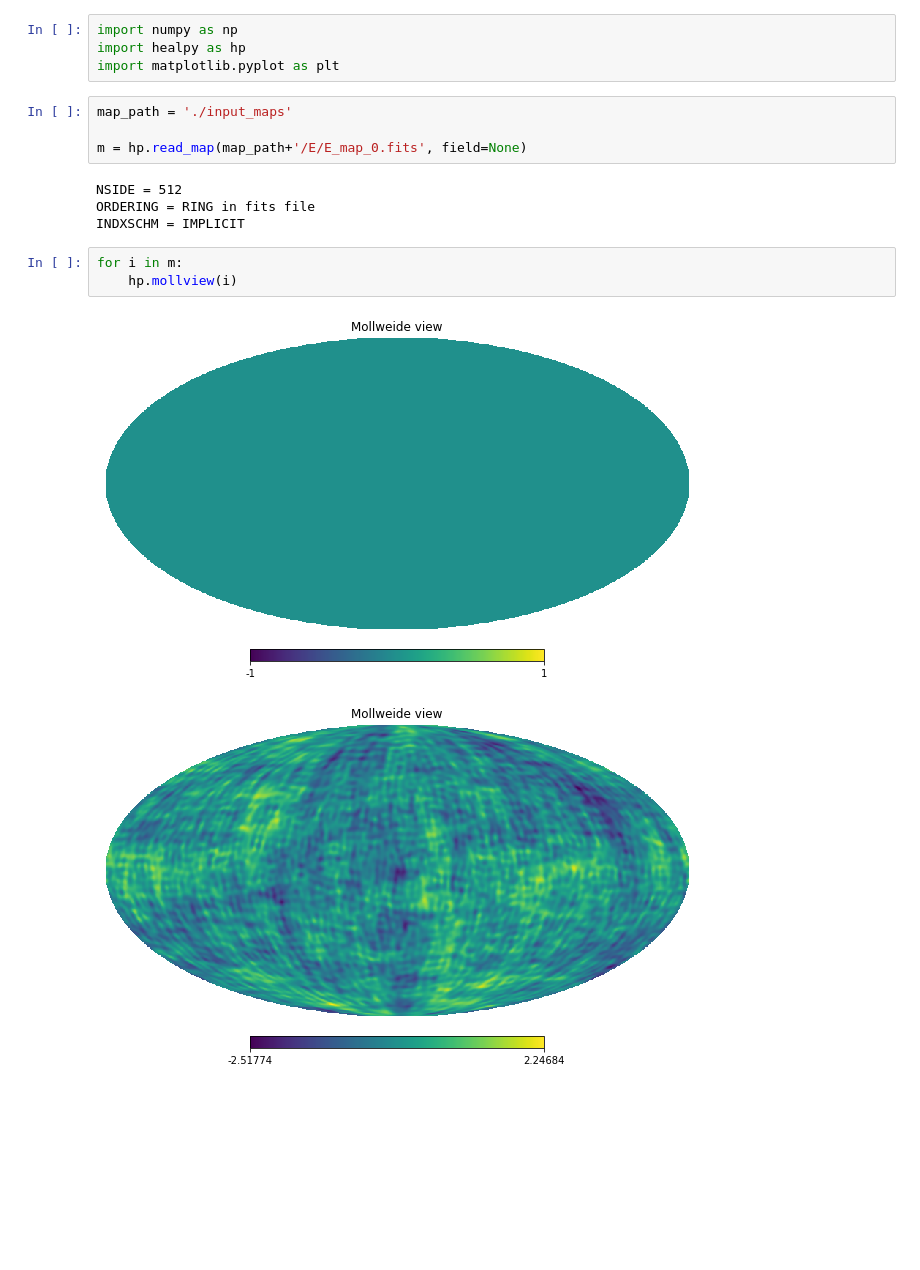
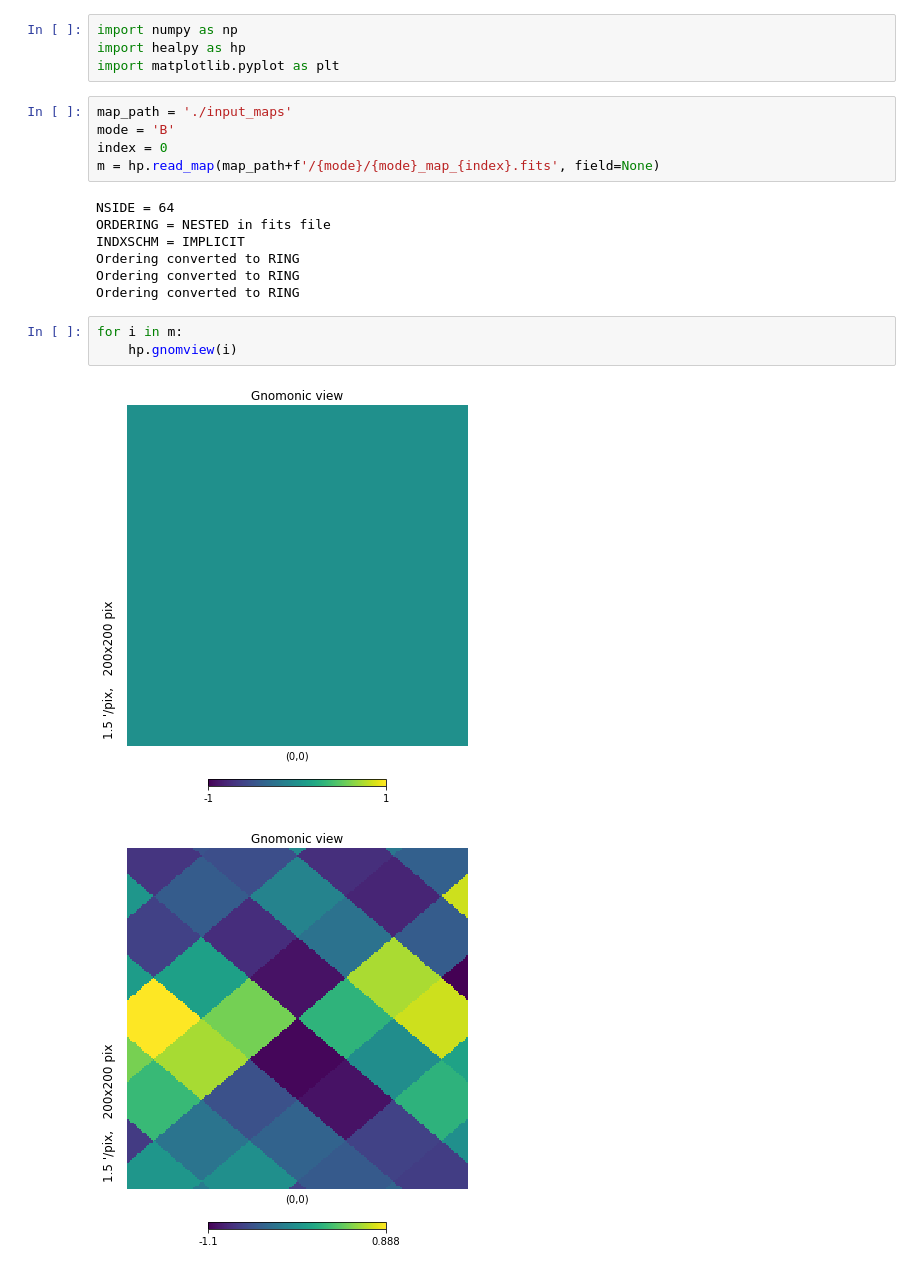
Before and after one commit to catyz/matrix, a Jupyter notebook: plot_maps.ipynb, the cells around one changed output. Drawn from its saved outputs; the diff is of its cells as text; blank space fills up the shorter version.

```diff
--- a/plot_maps.ipynb
+++ b/plot_maps.ipynb
@@ -4,15 +4,19 @@ import healpy as hp
 import matplotlib.pyplot as plt
 # %%
 map_path = './input_maps'
-
-m = hp.read_map(map_path+'/E/E_map_0.fits', field=None)
+mode = 'B'
+index = 0
+m = hp.read_map(map_path+f'/{mode}/{mode}_map_{index}.fits', field=None)
 # %% [output]
-NSIDE = 512
-ORDERING = RING in fits file
+NSIDE = 64
+ORDERING = NESTED in fits file
 INDXSCHM = IMPLICIT
+Ordering converted to RING
+Ordering converted to RING
+Ordering converted to RING
 # %%
 for i in m:
-    hp.mollview(i)
+    hp.gnomview(i)
 # %% [output]
-[figure, old version]
+[figure, new version]
-[figure, old version]
+[figure, new version]
```
Also changed, not shown: parts of 3 cells of this notebook, 4 other files.
